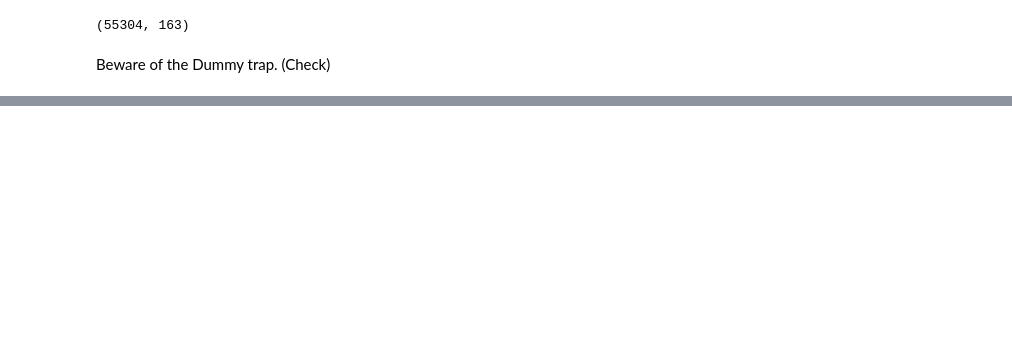
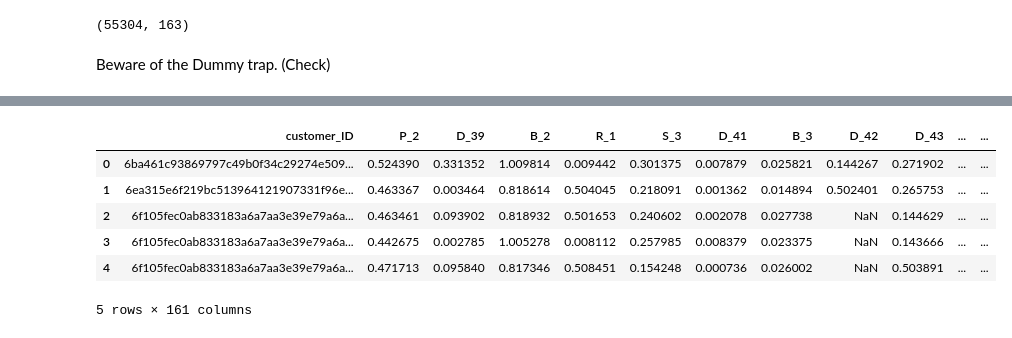
Before and after one commit to slawa-loev/AMEX_default_prediction, a Jupyter notebook: notebooks/preprocess_model.ipynb, the cells around one changed output, grey strips where cells are left out. Cells and saved outputs as stored; diff of their text form; code cells hidden in the pictures; blank space fills up the shorter version.

```diff
--- a/notebooks/preprocess_model.ipynb
+++ b/notebooks/preprocess_model.ipynb
@@ -126,5 +132,15 @@ len(X_red.columns[1:])
 # %%
-X_red.index=X_red['customer_ID']
-X_red_new=X_red.drop(columns=['customer_ID','S_2'])
+#X_red.index=X_red['customer_ID']
+X_red_new=X_red.drop(columns=['S_2'])
+# %%
+X_red_new.head()
+# %% [output]
+|  | customer_ID | P_2 | D_39 | B_2 | R_1 | S_3 | D_41 | B_3 | D_42 | D_43 | ... | ... |
+| 0 | 6ba461c93869797c49b0f34c29274e509... | 0.524390 | 0.331352 | 1.009814 | 0.009442 | 0.301375 | 0.007879 | 0.025821 | 0.144267 | 0.271902 | ... | ... |
+| 1 | 6ea315e6f219bc513964121907331f96e... | 0.463367 | 0.003464 | 0.818614 | 0.504045 | 0.218091 | 0.001362 | 0.014894 | 0.502401 | 0.265753 | ... | ... |
+| 2 | 6f105fec0ab833183a6a7aa3e39e79a6a... | 0.463461 | 0.093902 | 0.818932 | 0.501653 | 0.240602 | 0.002078 | 0.027738 | NaN | 0.144629 | ... | ... |
+| 3 | 6f105fec0ab833183a6a7aa3e39e79a6a... | 0.442675 | 0.002785 | 1.005278 | 0.008112 | 0.257985 | 0.008379 | 0.023375 | NaN | 0.143666 | ... | ... |
+| 4 | 6f105fec0ab833183a6a7aa3e39e79a6a... | 0.471713 | 0.095840 | 0.817346 | 0.508451 | 0.154248 | 0.000736 | 0.026002 | NaN | 0.503891 | ... | ... |
+5 rows × 161 columns
 # %%
 y.index=X_red['customer_ID']
```
Also changed, not shown: parts of 26 cells of this notebook, 4 other files.
